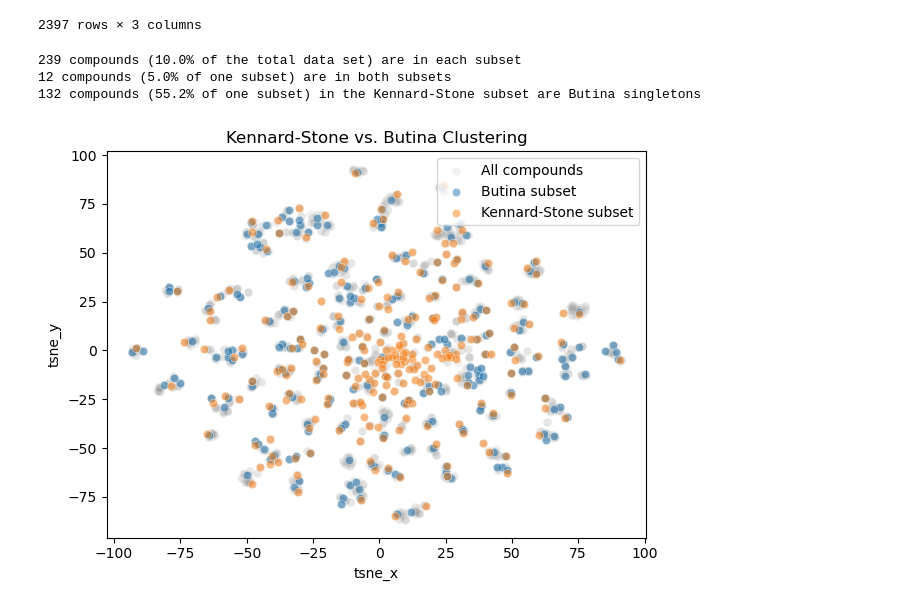
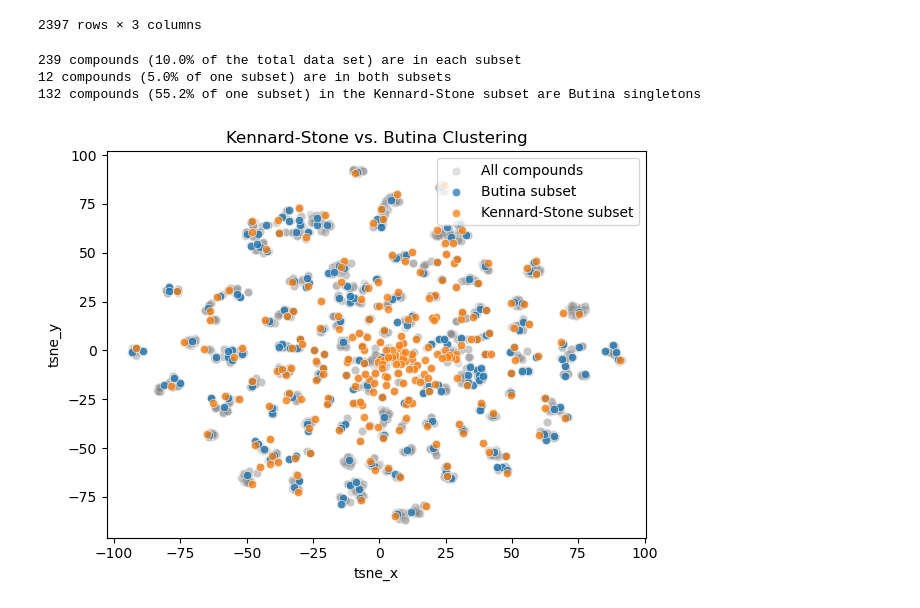
Before and after one commit to HoffOskar/ML_From_Scratch, a Jupyter notebook: Clustering/KennardStone.ipynb, the cells around one changed output. Saved outputs shown, nothing was run; the diff lists cells and outputs as text; code cells hidden in the pictures.

```diff
--- a/Clustering/KennardStone.ipynb
+++ b/Clustering/KennardStone.ipynb
@@ -209,34 +226,34 @@ sns.scatterplot(
     x="tsne_x",
     y="tsne_y",
     data=butina_df,
     label="All compounds",
     color="gray",
-    alpha=0.1,
+    alpha=0.25,
 )
 
 ### Plotting the subset from Butina clustering
 sns.scatterplot(
     x="tsne_x",
     y="tsne_y",
     data=butina_df.loc[butina_df['Subset']],
     label="Butina subset",
-    alpha=0.5,
+    alpha=0.75,
 )
 
 ### Plotting the subset from Kennard-Stone splitting
 sns.scatterplot(
     x="tsne_x",
     y="tsne_y",
     data=kennard_stone_df.loc[kennard_stone_df['Subset']],
     label="Kennard-Stone subset",
-    alpha=0.5,
+    alpha=0.75,
 )
 
 plt.title("Kennard-Stone vs. Butina Clustering")
 plt.tight_layout()
 plt.show()
 # %% [output]
 239 compounds (10.0% of the total data set) are in each subset
 12 compounds (5.0% of one subset) are in both subsets
 132 compounds (55.2% of one subset) in the Kennard-Stone subset are Butina singletons
-[figure, old version]
+[figure, new version]
```
Also changed, not shown: parts of 9 cells of this notebook, 2 other files.
